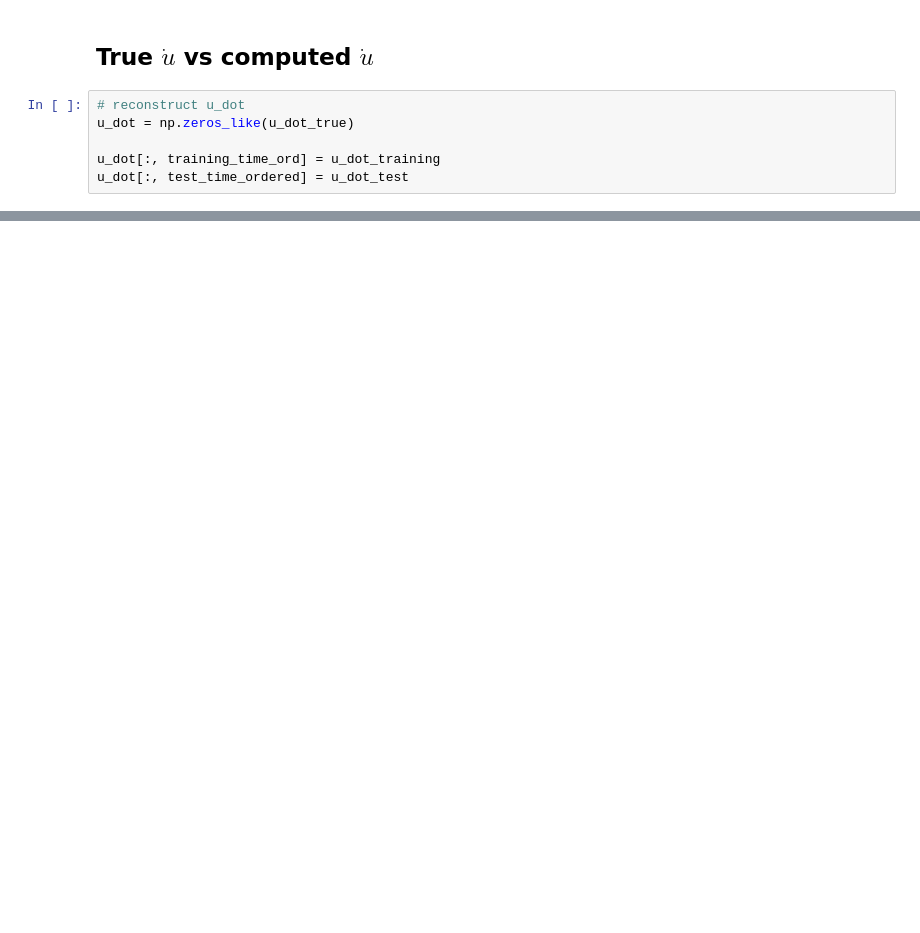
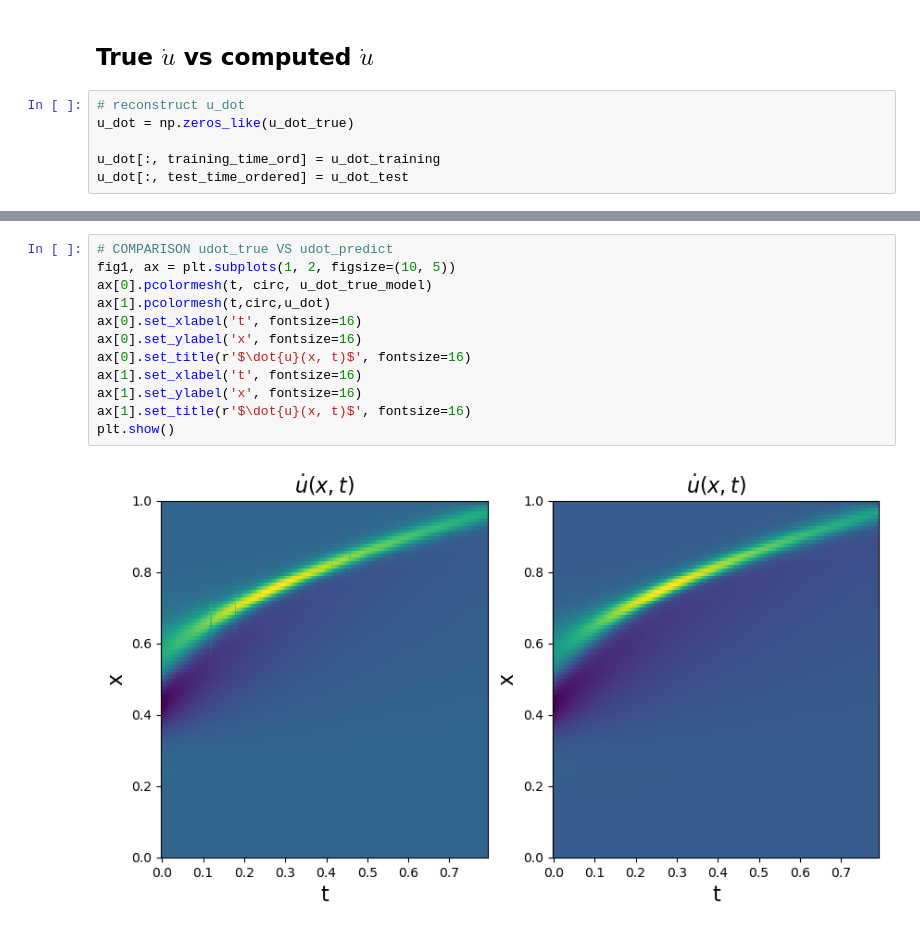
Before and after one commit to cpml-au/AlpineGP, a Jupyter notebook: examples/pysindy.ipynb, the cells around one changed output, grey strips where cells are left out. Saved outputs shown, nothing was run; the diff lists cells and outputs as text; blank space fills up the shorter version.

```diff
--- a/examples/pysindy.ipynb
+++ b/examples/pysindy.ipynb
@@ -194,0 +210,14 @@ plt.show()
+# %%
+# COMPARISON udot_true VS udot_predict
+fig1, ax = plt.subplots(1, 2, figsize=(10, 5))
+ax[0].pcolormesh(t, circ, u_dot_true_model)
+ax[1].pcolormesh(t,circ,u_dot)
+ax[0].set_xlabel('t', fontsize=16)
+ax[0].set_ylabel('x', fontsize=16)
+ax[0].set_title(r'$\dot{u}(x, t)$', fontsize=16)
+ax[1].set_xlabel('t', fontsize=16)
+ax[1].set_ylabel('x', fontsize=16)
+ax[1].set_title(r'$\dot{u}(x, t)$', fontsize=16)
+plt.show()
+# %% [output]
+[figure, added]
```
Also changed, not shown: parts of 11 cells of this notebook, 9 other files.
